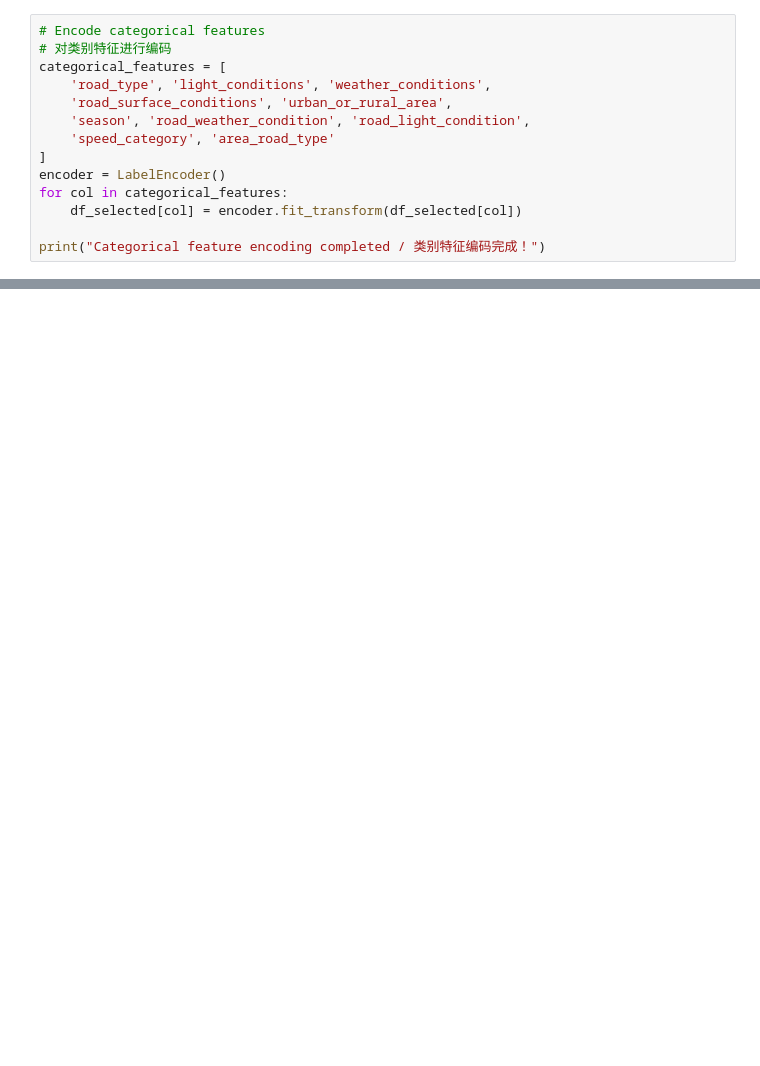
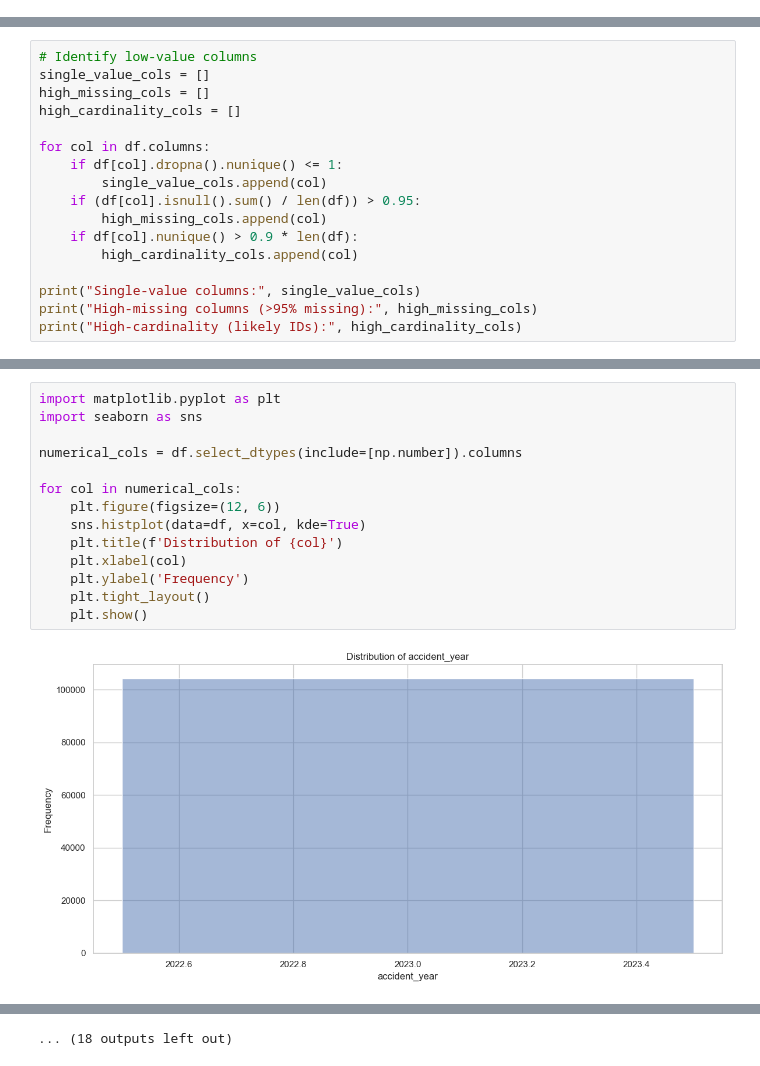
Before and after one commit to Simon101511/comp4030-accident-analysis, a Jupyter notebook: COMP4030_Group98_DataScienceProject.ipynb, the cells around one changed output, grey strips where cells are left out. Cells and saved outputs as stored; diff of their text form; blank space fills up the shorter version.

```diff
--- a/COMP4030_Group98_DataScienceProject.ipynb
+++ b/COMP4030_Group98_DataScienceProject.ipynb
@@ -154,14 +0,0 @@ Interaction features created / 交互特征创建完成！
-# %%
-# Encode categorical features
-# 对类别特征进行编码
-categorical_features = [
-    'road_type', 'light_conditions', 'weather_conditions',
-    'road_surface_conditions', 'urban_or_rural_area',
-    'season', 'road_weather_condition', 'road_light_condition',
-    'speed_category', 'area_road_type'
-]
-encoder = LabelEncoder()
-for col in categorical_features:
-    df_selected[col] = encoder.fit_transform(df_selected[col])
-
-print("Categorical feature encoding completed / 类别特征编码完成！")
@@ -297,0 +128,17 @@ NameError: name 'y_pred_rf' is not defined
+# %%
+# Identify low-value columns
+single_value_cols = []
+high_missing_cols = []
+high_cardinality_cols = []
+
+for col in df.columns:
+    if df[col].dropna().nunique() <= 1:
+        single_value_cols.append(col)
+    if (df[col].isnull().sum() / len(df)) > 0.95:
+        high_missing_cols.append(col)
+    if df[col].nunique() > 0.9 * len(df):
+        high_cardinality_cols.append(col)
+
+print("Single-value columns:", single_value_cols)
+print("High-missing columns (>95% missing):", high_missing_cols)
+print("High-cardinality (likely IDs):", high_cardinality_cols)
@@ -297,0 +157,16 @@ NameError: name 'y_pred_rf' is not defined
+# %%
+import matplotlib.pyplot as plt
+import seaborn as sns
+
+numerical_cols = df.select_dtypes(include=[np.number]).columns
+
+for col in numerical_cols:
+    plt.figure(figsize=(12, 6))
+    sns.histplot(data=df, x=col, kde=True)
+    plt.title(f'Distribution of {col}')
+    plt.xlabel(col)
+    plt.ylabel('Frequency')
+    plt.tight_layout()
+    plt.show()
+# %% [output]
+[figure, added]
@@ -297,0 +184 @@ NameError: name 'y_pred_rf' is not defined
+... (18 outputs left out)
```
Also changed, not shown: parts of 35 cells of this notebook, 42 other files.
